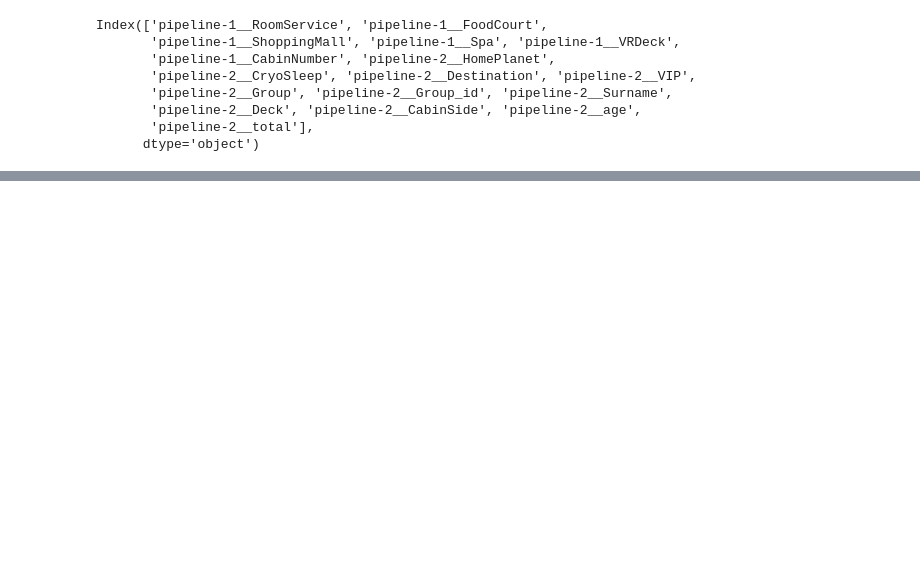
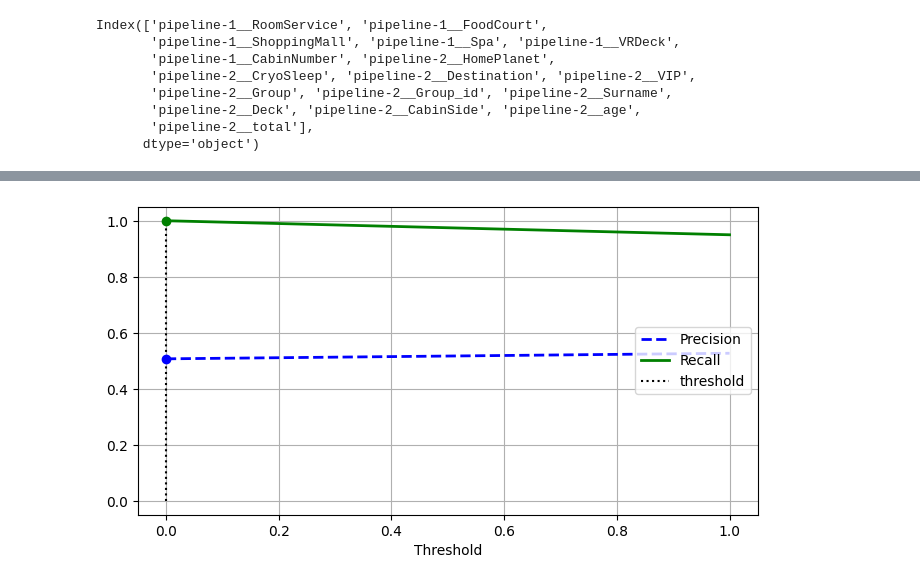
Before and after one commit to JoaoAnt42/FAA_TitanicSpace, a Jupyter notebook: 2_FAA_models.ipynb, the cells around one changed output, grey strips where cells are left out. Saved outputs shown, nothing was run; the diff lists cells and outputs as text; code cells hidden in the pictures; blank space fills up the shorter version.

```diff
--- a/2_FAA_models.ipynb
+++ b/2_FAA_models.ipynb
@@ -106,25 +110,27 @@ plt.show()
 # %%
 from sklearn.metrics import precision_recall_curve
 #Precision vs Recall Trade Of
 
 precisions, recalls, thresholds = precision_recall_curve(y_train, y_pred)
 
 threshold = 0
 plt.figure(figsize=(8, 4))  # extra code – it's not needed, just formatting
 plt.plot(thresholds, precisions[:-1], "b--", label="Precision", linewidth=2)
 plt.plot(thresholds, recalls[:-1], "g-", label="Recall", linewidth=2)
 plt.vlines(threshold, 0, 1.0, "k", "dotted", label="threshold")
 
 # extra code – this section just beautifies and saves Figure 3–5
 idx = (thresholds >= threshold).argmax()  # first index ≥ threshold
 plt.plot(thresholds[idx], precisions[idx], "bo")
 plt.plot(thresholds[idx], recalls[idx], "go")
-plt.axis([-50000, 50000, 0, 1])
+# plt.axis([-1, 1, 0, 1])
 plt.grid()
 plt.xlabel("Threshold")
 plt.legend(loc="center right")
 
 plt.show()
+# %% [output]
+[figure, added]
 # %%
 import matplotlib.patches as patches  # extra code – for the curved arrow
 
```
Also changed, not shown: parts of 36 cells of this notebook, 9 other files.
